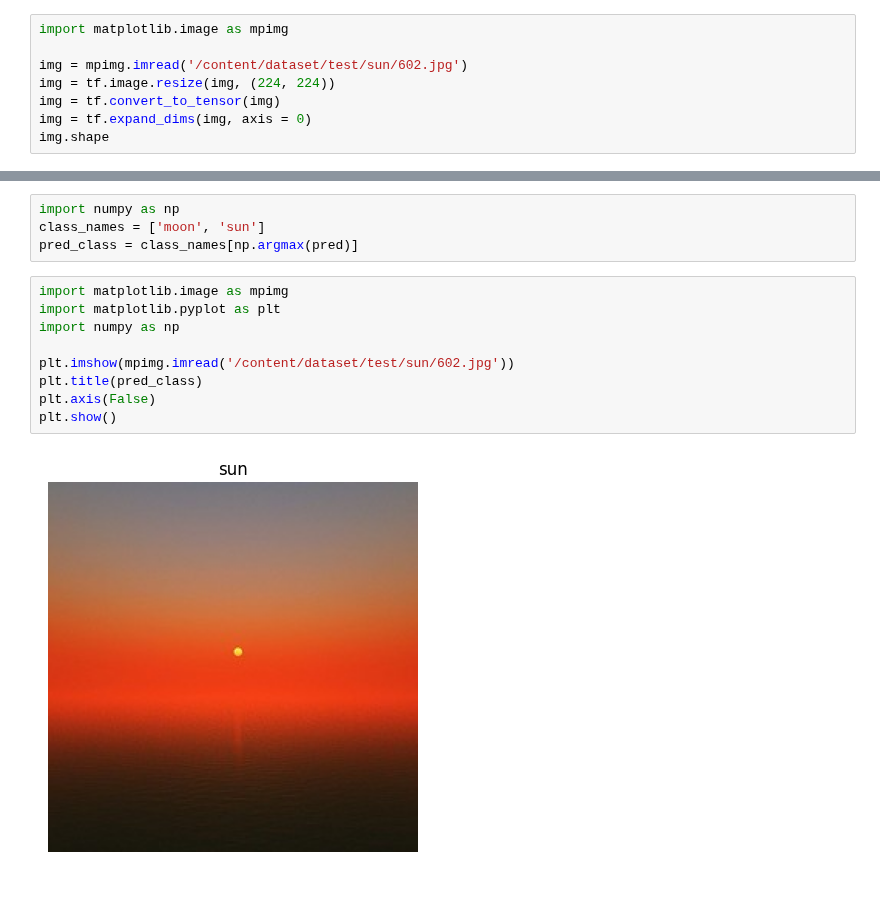
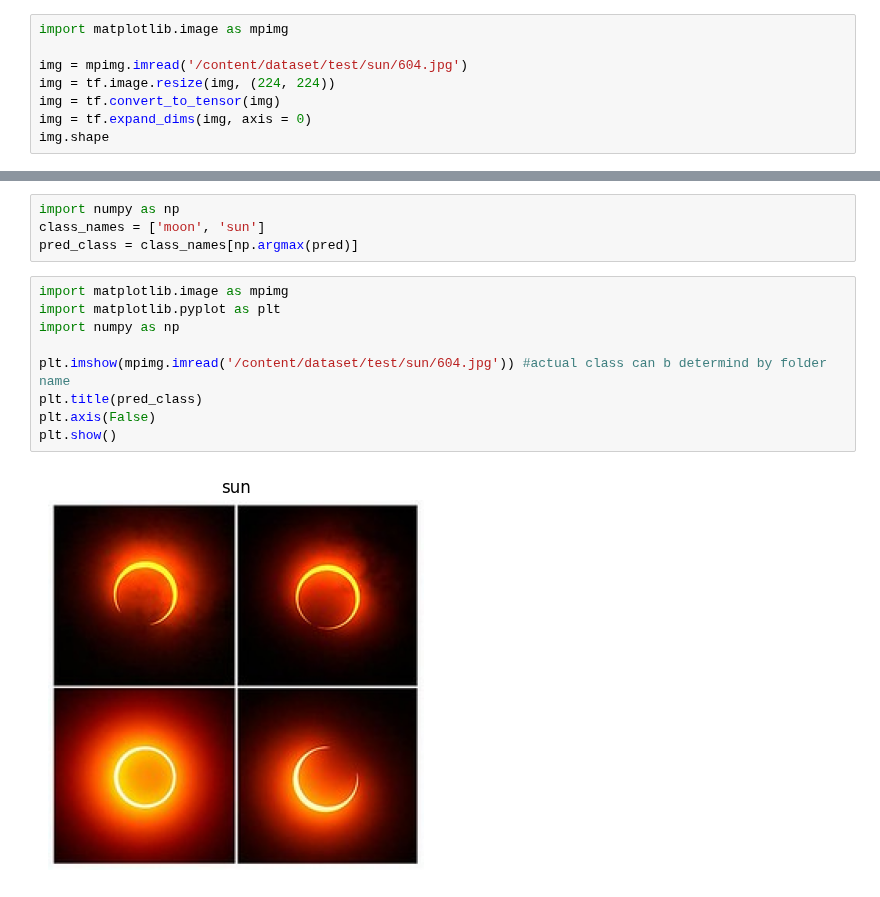
Before and after one commit to divyalaldinani/Deep-Learning-in-TensorFlow, a Jupyter notebook: 04_Exercise.ipynb, the cells around one changed output, grey strips where cells are left out. Drawn from its saved outputs; the diff is of its cells as text.

```diff
--- a/04_Exercise.ipynb
+++ b/04_Exercise.ipynb
@@ -257,7 +257,7 @@ Epoch 5/5
 # %%
 import matplotlib.image as mpimg
 
-img = mpimg.imread('/content/dataset/test/sun/602.jpg')
+img = mpimg.imread('/content/dataset/test/sun/604.jpg')
 img = tf.image.resize(img, (224, 224))
 img = tf.convert_to_tensor(img)
 img = tf.expand_dims(img, axis = 0)
@@ -278,11 +278,11 @@ pred_class = class_names[np.argmax(pred)]
 # %%
 import matplotlib.image as mpimg
 import matplotlib.pyplot as plt
 import numpy as np
 
-plt.imshow(mpimg.imread('/content/dataset/test/sun/602.jpg'))
+plt.imshow(mpimg.imread('/content/dataset/test/sun/604.jpg')) #actual class can b determind by folder name
 plt.title(pred_class)
 plt.axis(False)
 plt.show()
 # %% [output]
-[figure, old version]
+[figure, new version]
```
Also changed, not shown: parts of 2 cells of this notebook.
